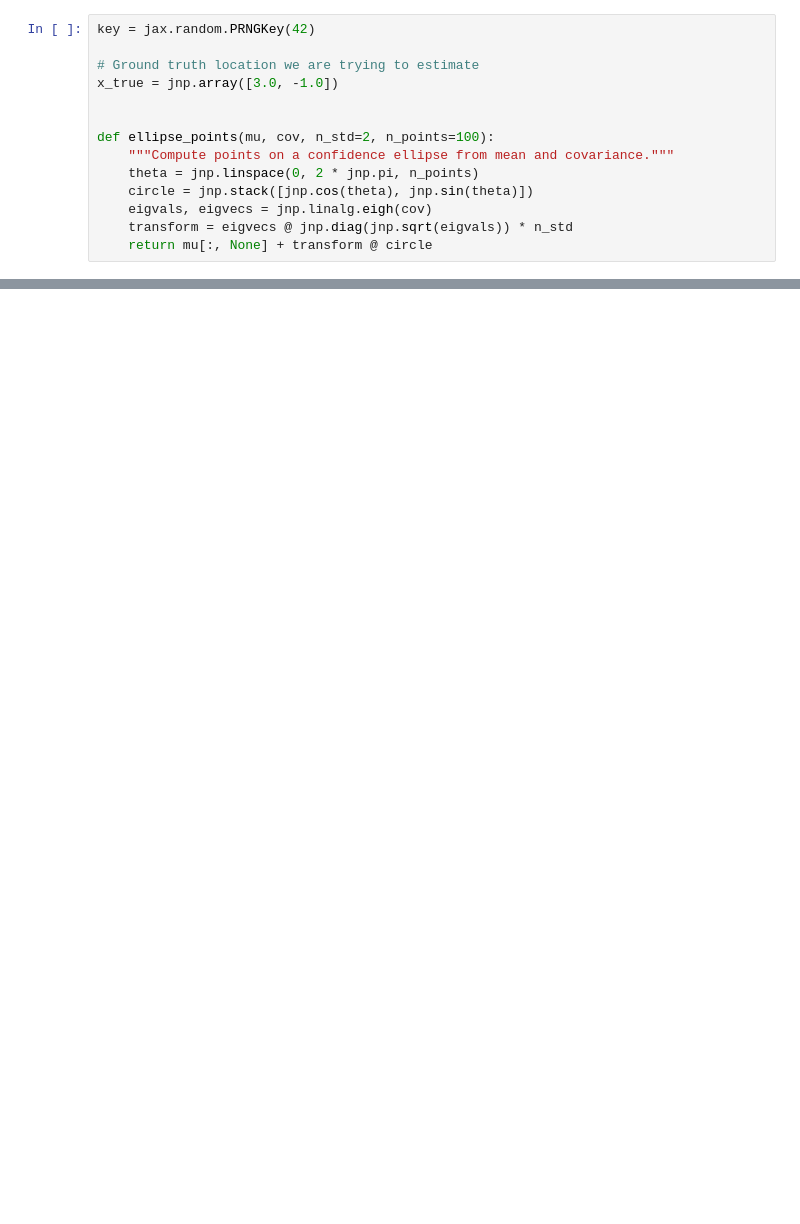
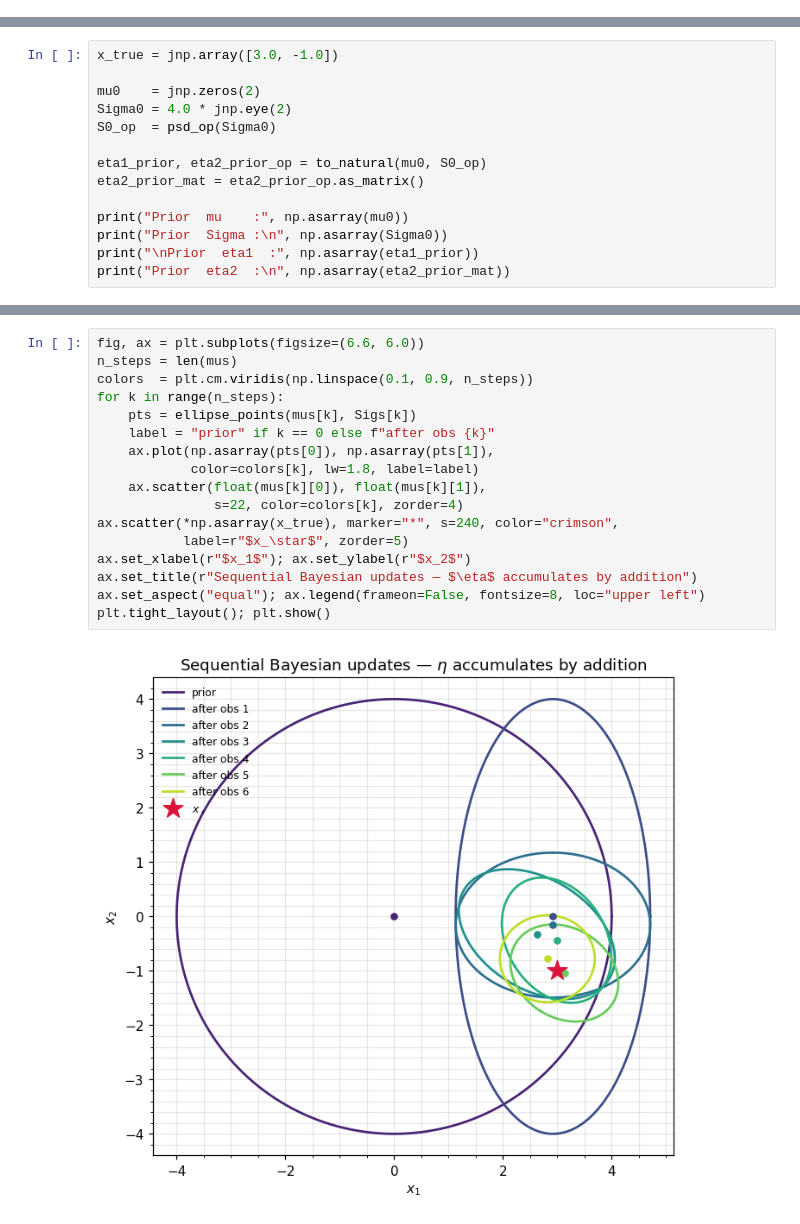
Before and after one commit to jejjohnson/research_notebook, a Jupyter notebook: projects/gaussian_processes/notebooks/00_foundations/bayesian_updates.ipynb, the cells around one changed output, grey strips where cells are left out. Saved outputs shown, nothing was run; the diff lists cells and outputs as text; blank space fills up the shorter version.

```diff
--- a/projects/gaussian_processes/notebooks/00_foundations/bayesian_updates.ipynb
+++ b/projects/gaussian_processes/notebooks/00_foundations/bayesian_updates.ipynb
@@ -89,14 +0,0 @@ $\mathbf{x} = (x, y)$ from noisy measurements.
-# %%
-key = jax.random.PRNGKey(42)
-
-# Ground truth location we are trying to estimate
-x_true = jnp.array([3.0, -1.0])
-
-
-def ellipse_points(mu, cov, n_std=2, n_points=100):
-    """Compute points on a confidence ellipse from mean and covariance."""
-    theta = jnp.linspace(0, 2 * jnp.pi, n_points)
-    circle = jnp.stack([jnp.cos(theta), jnp.sin(theta)])
-    eigvals, eigvecs = jnp.linalg.eigh(cov)
-    transform = eigvecs @ jnp.diag(jnp.sqrt(eigvals)) * n_std
-    return mu[:, None] + transform @ circle
@@ -513,0 +84,14 @@ All operations compose naturally with JAX's `jit`, `grad`, and `vmap`.
+# %%
+x_true = jnp.array([3.0, -1.0])
+
+mu0    = jnp.zeros(2)
+Sigma0 = 4.0 * jnp.eye(2)
+S0_op  = psd_op(Sigma0)
+
+eta1_prior, eta2_prior_op = to_natural(mu0, S0_op)
+eta2_prior_mat = eta2_prior_op.as_matrix()
+
+print("Prior  mu    :", np.asarray(mu0))
+print("Prior  Sigma :\n", np.asarray(Sigma0))
+print("\nPrior  eta1  :", np.asarray(eta1_prior))
+print("Prior  eta2  :\n", np.asarray(eta2_prior_mat))
@@ -513,0 +235,19 @@ All operations compose naturally with JAX's `jit`, `grad`, and `vmap`.
+# %%
+fig, ax = plt.subplots(figsize=(6.6, 6.0))
+n_steps = len(mus)
+colors  = plt.cm.viridis(np.linspace(0.1, 0.9, n_steps))
+for k in range(n_steps):
+    pts = ellipse_points(mus[k], Sigs[k])
+    label = "prior" if k == 0 else f"after obs {k}"
+    ax.plot(np.asarray(pts[0]), np.asarray(pts[1]),
+            color=colors[k], lw=1.8, label=label)
+    ax.scatter(float(mus[k][0]), float(mus[k][1]),
+               s=22, color=colors[k], zorder=4)
+ax.scatter(*np.asarray(x_true), marker="*", s=240, color="crimson",
+           label=r"$x_\star$", zorder=5)
+ax.set_xlabel(r"$x_1$"); ax.set_ylabel(r"$x_2$")
+ax.set_title(r"Sequential Bayesian updates — $\eta$ accumulates by addition")
+ax.set_aspect("equal"); ax.legend(frameon=False, fontsize=8, loc="upper left")
+plt.tight_layout(); plt.show()
+# %% [output]
+[figure, added]
```
Also changed, not shown: parts of 41 cells of this notebook, 4 other files.
